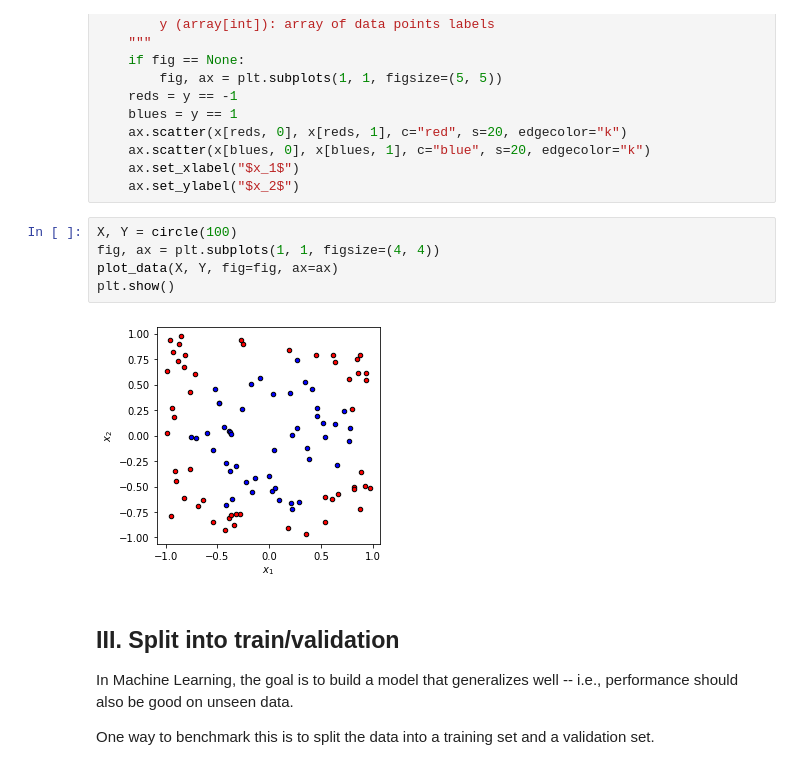
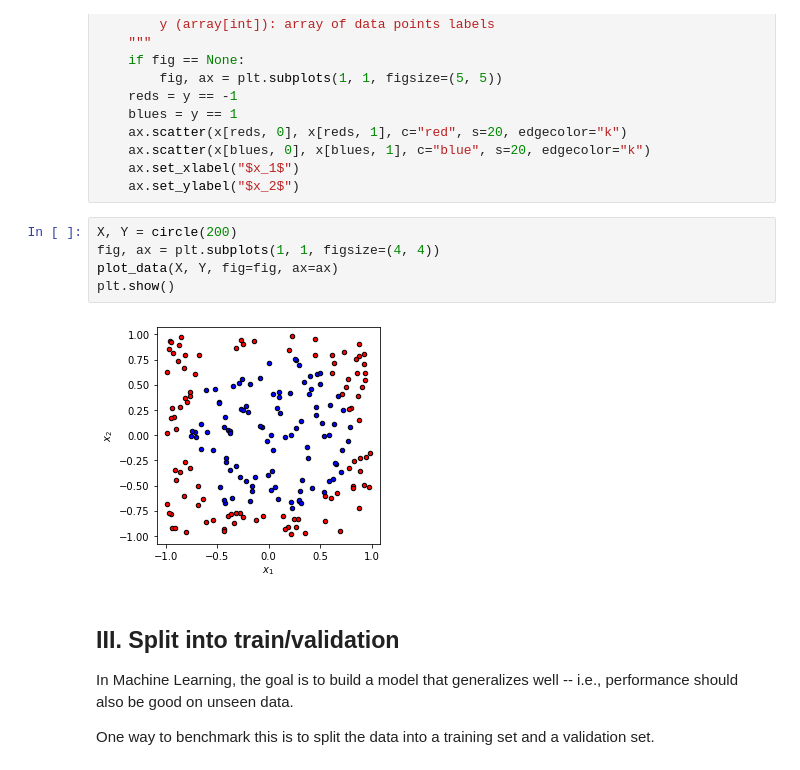
Before and after one commit to debrevitatevitae/aqa-project, a Jupyter notebook: examples_for_learning/pqc_classification_lab.ipynb, the cells around one changed output. Drawn from its saved outputs; the diff is of its cells as text.

```diff
--- a/examples_for_learning/pqc_classification_lab.ipynb
+++ b/examples_for_learning/pqc_classification_lab.ipynb
@@ -78,12 +78,12 @@ def plot_data(x, y, fig=None, ax=None):
     ax.set_xlabel("$x_1$")
     ax.set_ylabel("$x_2$")
 # %%
-X, Y = circle(100)
+X, Y = circle(200)
 fig, ax = plt.subplots(1, 1, figsize=(4, 4))
 plot_data(X, Y, fig=fig, ax=ax)
 plt.show()
 # %% [output]
-[figure, old version]
+[figure, new version]
 # %% [markdown]
 ## III. Split into train/validation
 
```
Also changed, not shown: parts of 8 cells of this notebook.
